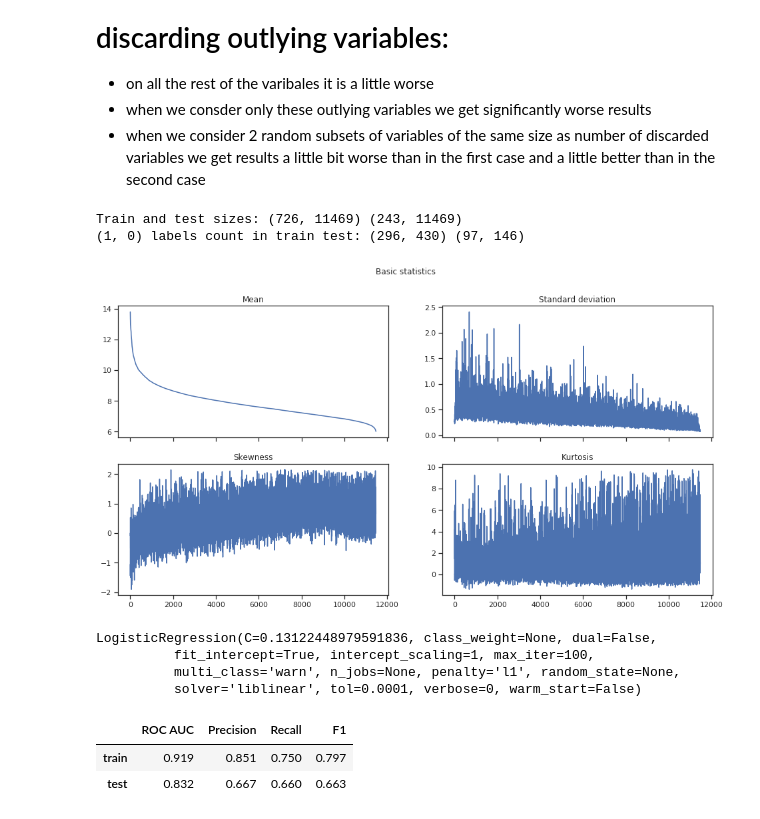
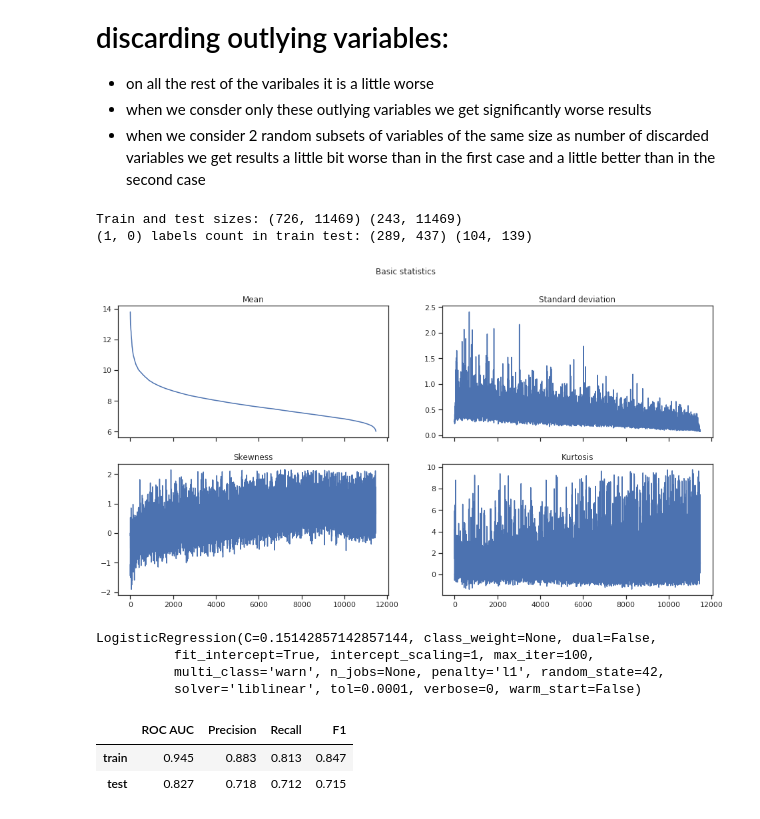
Before and after one commit to sjwilczynski/geneExpr, a Jupyter notebook: Exploration.ipynb, the cells around one changed output. Drawn from its saved outputs; the diff is of its cells as text; code cells hidden in the pictures.

```diff
--- a/Exploration.ipynb
+++ b/Exploration.ipynb
@@ -179,27 +171,27 @@ dataset_95 = dataset.iloc[:, [x for x in np.arange(p) if x not in nonnormal_indi
 dataset_05 = dataset.iloc[:, [x for x in np.arange(p) if x in nonnormal_indices]]
 # %%
 def basic_insight(dataset):
-    X_train, X_test, y_train, y_test = train_test_split(dataset, labels, test_size=0.25, shuffle = True)
+    X_train, X_test, y_train, y_test = train_test_split(dataset, labels, test_size=0.25, random_state=random_state)
     print("Train and test sizes: {} {}".format(X_train.shape, X_test.shape))
     print("(1, 0) labels count in train test: {} {}".format((np.count_nonzero(y_train==1), np.count_nonzero(y_train==0)),
                                                             (np.count_nonzero(y_test==1), np.count_nonzero(y_test==0))))
 
     p, means, stds, skews, curtoses = compute_basic_statistics(dataset)
-    logit_cv = RandomizedSearchCV(LogisticRegression(), cv=cv, scoring=scoring, n_iter=n_iter, n_jobs=n_jobs, iid=False, param_distributions=logistic_params)
+    logit_cv = RandomizedSearchCV(LogisticRegression(random_state=random_state), cv=cv, scoring=scoring, n_iter=n_iter, n_jobs=n_jobs, iid=False, param_distributions=logistic_params)
     clf_logit = fit_clf_print_scores(logit_cv, X_train, y_train, X_test, y_test)
 
 basic_insight(dataset_95)
 # %% [output]
 Train and test sizes: (726, 11469) (243, 11469)
-(1, 0) labels count in train test: (296, 430) (97, 146)
+(1, 0) labels count in train test: (289, 437) (104, 139)
 [figure]
-LogisticRegression(C=0.13122448979591836, class_weight=None, dual=False,
+LogisticRegression(C=0.15142857142857144, class_weight=None, dual=False,
           fit_intercept=True, intercept_scaling=1, max_iter=100,
-          multi_class='warn', n_jobs=None, penalty='l1', random_state=None,
+          multi_class='warn', n_jobs=None, penalty='l1', random_state=42,
           solver='liblinear', tol=0.0001, verbose=0, warm_start=False)
 |  | ROC AUC | Precision | Recall | F1 |
-| train | 0.919 | 0.851 | 0.750 | 0.797 |
-| test | 0.832 | 0.667 | 0.660 | 0.663 |
+| train | 0.945 | 0.883 | 0.813 | 0.847 |
+| test | 0.827 | 0.718 | 0.712 | 0.715 |
 # %%
 basic_insight(dataset_05)
 # %% [output]
```
Also changed, not shown: parts of 8 cells of this notebook, 6 other files.
